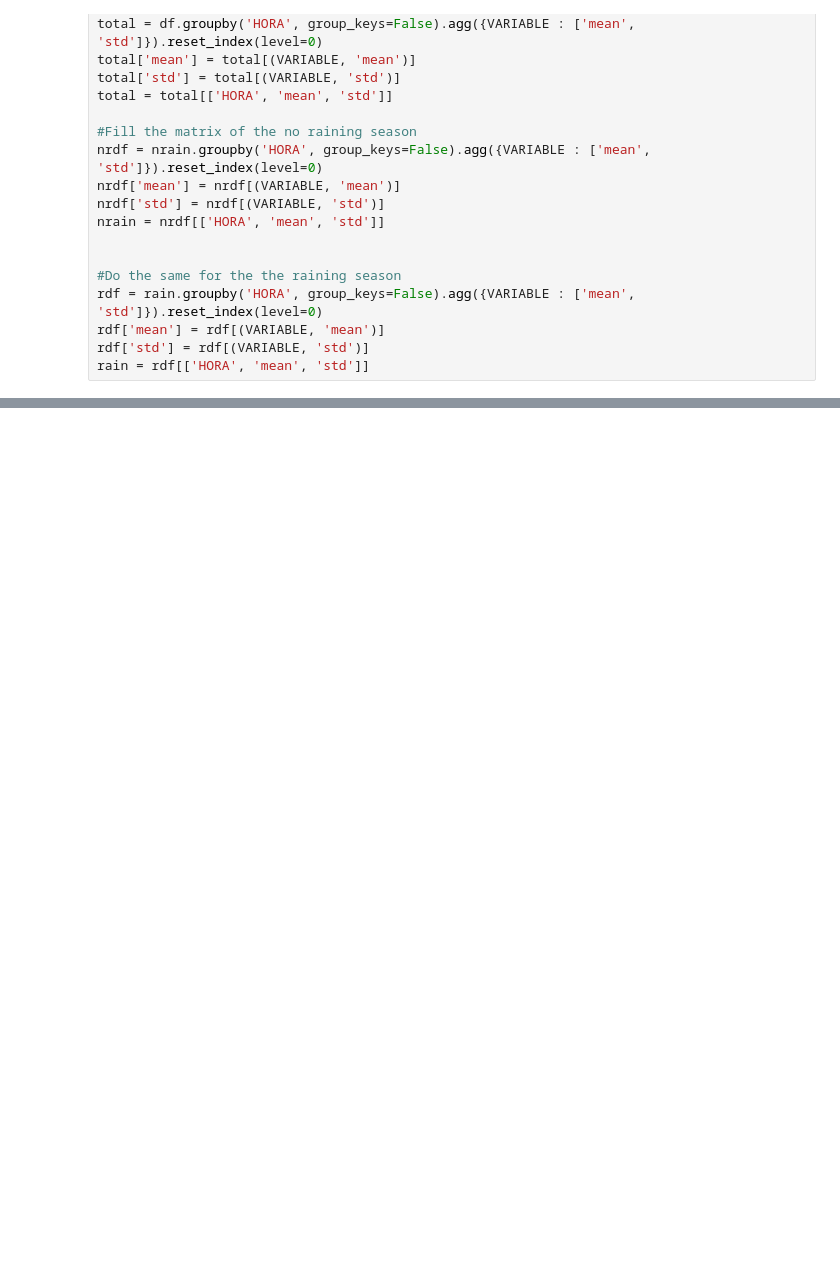
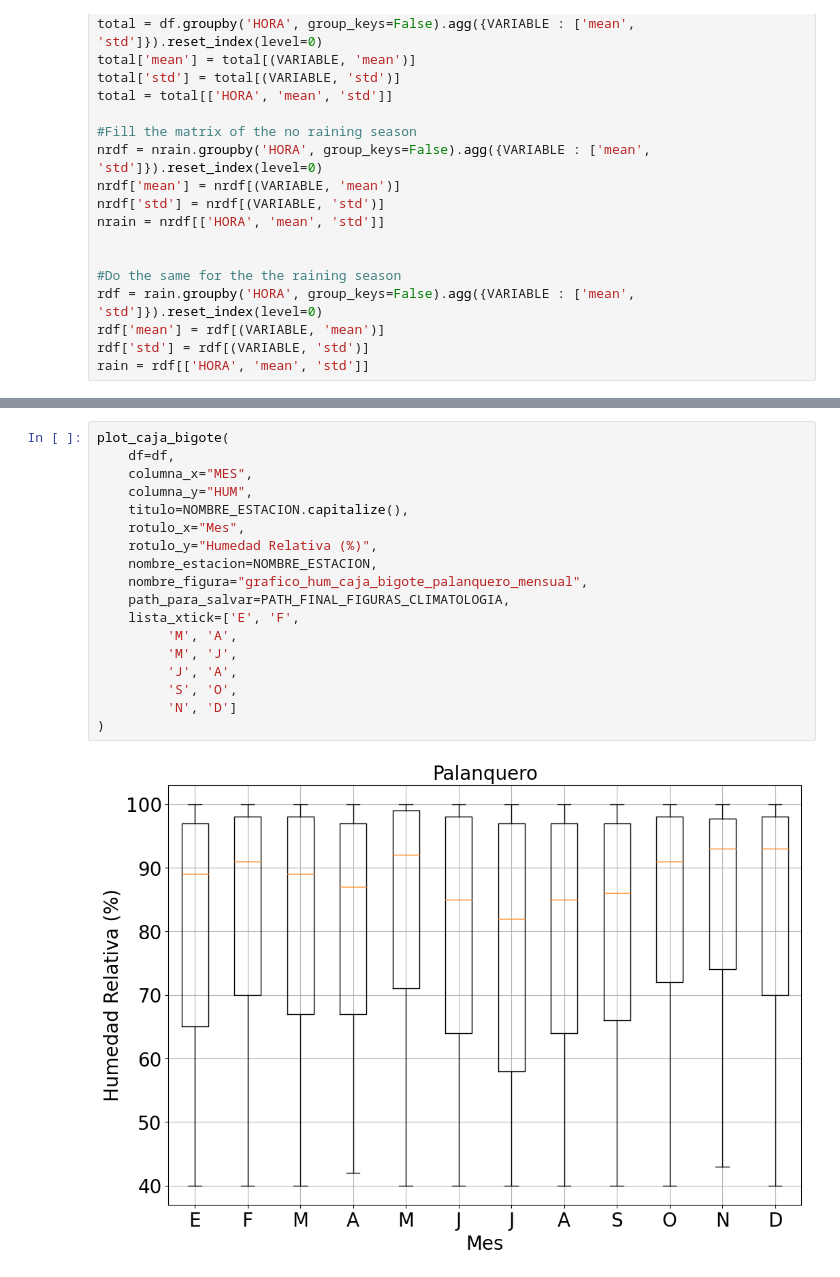
Before and after one commit to chris051091/Tesis_Maestr-a, a Jupyter notebook: climatologia/src/palanquero/Climatologia_Humedad_Palanquero.ipynb, the cells around one changed output, grey strips where cells are left out. Saved outputs shown, nothing was run; the diff lists cells and outputs as text; blank space fills up the shorter version.

```diff
--- a/climatologia/src/palanquero/Climatologia_Humedad_Palanquero.ipynb
+++ b/climatologia/src/palanquero/Climatologia_Humedad_Palanquero.ipynb
@@ -133,3 +322,23 @@ plot_per_month(dfmes, f' {NOMBRE_ESTACION.capitalize()}', f'climatologia_{VARIAB
+# %%
+plot_caja_bigote(
+    df=df,
+    columna_x="MES",
+    columna_y="HUM",
+    titulo=NOMBRE_ESTACION.capitalize(),
+    rotulo_x="Mes",
+    rotulo_y="Humedad Relativa (%)",
+    nombre_estacion=NOMBRE_ESTACION,
+    nombre_figura="grafico_hum_caja_bigote_palanquero_mensual",
+    path_para_salvar=PATH_FINAL_FIGURAS_CLIMATOLOGIA,
+    lista_xtick=['E', 'F',
+         'M', 'A',
+         'M', 'J',
+         'J', 'A',
+         'S', 'O',
+         'N', 'D']
+)
+# %% [output]
+[figure, added]
 # %%
 meses = [str(i).zfill(2) for i in range(1, 13)]
 meses_str = ['Enero', 'Febrero',
```
Also changed, not shown: parts of 7 cells of this notebook.
